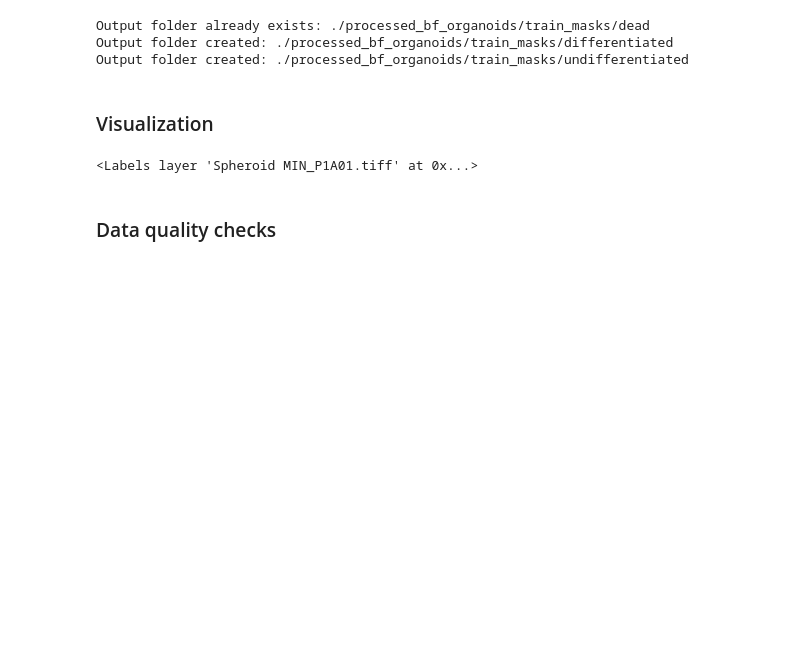
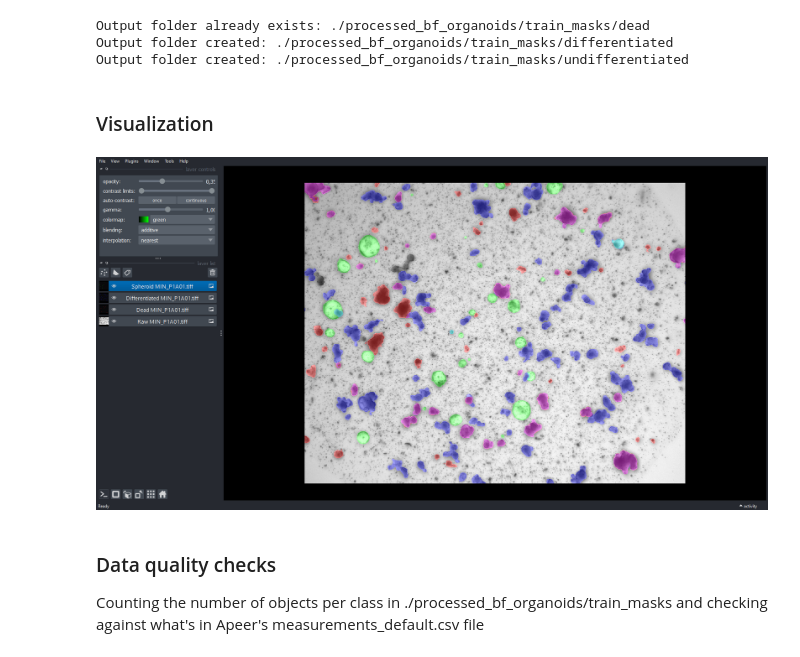
Before and after one commit to adiezsanchez/bf_intorg_YOLOv8_dev, a Jupyter notebook: czi_to_tiff_and_restructure.ipynb, the cells around one changed output. Saved outputs shown, nothing was run; the diff lists cells and outputs as text; code cells hidden in the pictures; blank space fills up the shorter version.

Commit message:
Fixed visualization using image layer instead of label

```diff
--- a/czi_to_tiff_and_restructure.ipynb
+++ b/czi_to_tiff_and_restructure.ipynb
@@ -147,25 +148,31 @@ Output folder created: ./processed_bf_organoids/train_masks/undifferentiated
 # %%
 # Define below the filename you want to display together with the corresponding classes
 file = "MIN_P1A01.tiff"
 
 # Initialize Napari instance to display raw_images together with class masks
 viewer = napari.Viewer(ndisplay=2)
 
 # Read raw image and class labels to display
 raw_img = tifffile.imread(f"./processed_bf_organoids/train_images/{file}", is_ome=False)
 dead_mask = tifffile.imread(f"./processed_bf_organoids/train_masks/dead/{file}", is_ome=False)
 diff_mask =  tifffile.imread(f"./processed_bf_organoids/train_masks/differentiated/{file}", is_ome=False)
 undiff_mask = tifffile.imread(f"./processed_bf_organoids/train_masks/undifferentiated/{file}", is_ome=False)
 
+#TODO: Change colors for each label.
 # Display in Napari
 viewer.add_image(raw_img, name=f"Raw {file}")
-viewer.add_labels(dead_mask, name=f"Dead {file}")
-viewer.add_labels(diff_mask, name=f"Differentiated {file}")
-viewer.add_labels(undiff_mask, name=f"Spheroid {file}")
+viewer.add_image(dead_mask, name=f"Dead {file}", colormap="red", opacity=0.35, blending="additive")
+viewer.add_image(diff_mask, name=f"Differentiated {file}",colormap="blue", opacity=0.35, blending="additive")
+viewer.add_image(undiff_mask, name=f"Spheroid {file}", colormap="green", opacity=0.35, blending="additive")
+
+# Screenshot for documentation purposes
+nbscreenshot(viewer)
 # %% [output]
-<Labels layer 'Spheroid MIN_P1A01.tiff' at 0x...>
+[figure, added]
-# %% [markdown]
-<h3>Data quality checks</h3>
+# %% [markdown]
+<h3>Data quality checks</h3>
+
+<p>Counting the number of objects per class in ./processed_bf_organoids/train_masks and checking against what's in Apeer's measurements_default.csv file </p>
 # %%
 # Read measurements_default.csv containing each object_id's class_name
 df = pd.read_csv("./apeer_annotations/measurements_default.csv")
```
Also changed, not shown: parts of 2 cells of this notebook.
